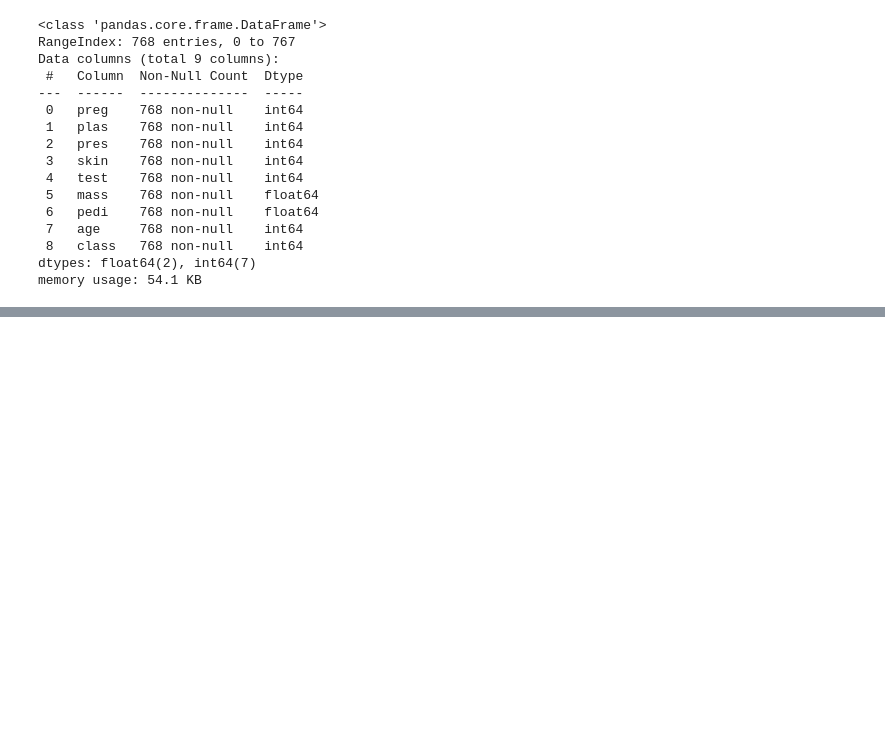
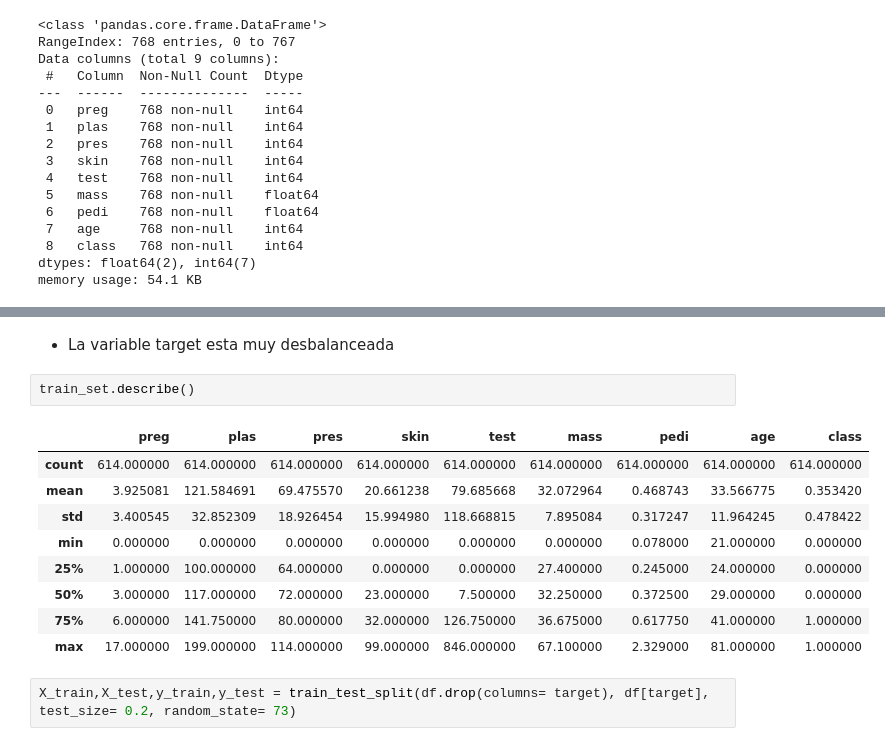
Before and after one commit to nessapatino/ONLINE_DS_THEBRIDGE_VANEPATINO, a Jupyter notebook: Sprint_13/Unidad_02/Practica_Obligatoria/18_Practica_Obligatoria_Ensamblado_de_modelos,_bagging,_boosting,_random_forest_y_gbts.ipynb, the cells around one changed output, grey strips where cells are left out. Cells and saved outputs as stored; diff of their text form; blank space fills up the shorter version.

```diff
--- a/Sprint_13/Unidad_02/Practica_Obligatoria/18_Practica_Obligatoria_Ensamblado_de_modelos,_bagging,_boosting,_random_forest_y_gbts.ipynb
+++ b/Sprint_13/Unidad_02/Practica_Obligatoria/18_Practica_Obligatoria_Ensamblado_de_modelos,_bagging,_boosting,_random_forest_y_gbts.ipynb
@@ -83,0 +121,16 @@ memory usage: 54.1 KB
+# %% [markdown]
+- La variable target esta muy desbalanceada
+# %%
+train_set.describe()
+# %% [output]
+|  | preg | plas | pres | skin | test | mass | pedi | age | class |
+| count | 614.000000 | 614.000000 | 614.000000 | 614.000000 | 614.000000 | 614.000000 | 614.000000 | 614.000000 | 614.000000 |
+| mean | 3.925081 | 121.584691 | 69.475570 | 20.661238 | 79.685668 | 32.072964 | 0.468743 | 33.566775 | 0.353420 |
+| std | 3.400545 | 32.852309 | 18.926454 | 15.994980 | 118.668815 | 7.895084 | 0.317247 | 11.964245 | 0.478422 |
+| min | 0.000000 | 0.000000 | 0.000000 | 0.000000 | 0.000000 | 0.000000 | 0.078000 | 21.000000 | 0.000000 |
+| 25% | 1.000000 | 100.000000 | 64.000000 | 0.000000 | 0.000000 | 27.400000 | 0.245000 | 24.000000 | 0.000000 |
+| 50% | 3.000000 | 117.000000 | 72.000000 | 23.000000 | 7.500000 | 32.250000 | 0.372500 | 29.000000 | 0.000000 |
+| 75% | 6.000000 | 141.750000 | 80.000000 | 32.000000 | 126.750000 | 36.675000 | 0.617750 | 41.000000 | 1.000000 |
+| max | 17.000000 | 199.000000 | 114.000000 | 99.000000 | 846.000000 | 67.100000 | 2.329000 | 81.000000 | 1.000000 |
+# %%
+X_train,X_test,y_train,y_test = train_test_split(df.drop(columns= target), df[target], test_size= 0.2, random_state= 73)
```
Also changed, not shown: parts of 22 cells of this notebook.
